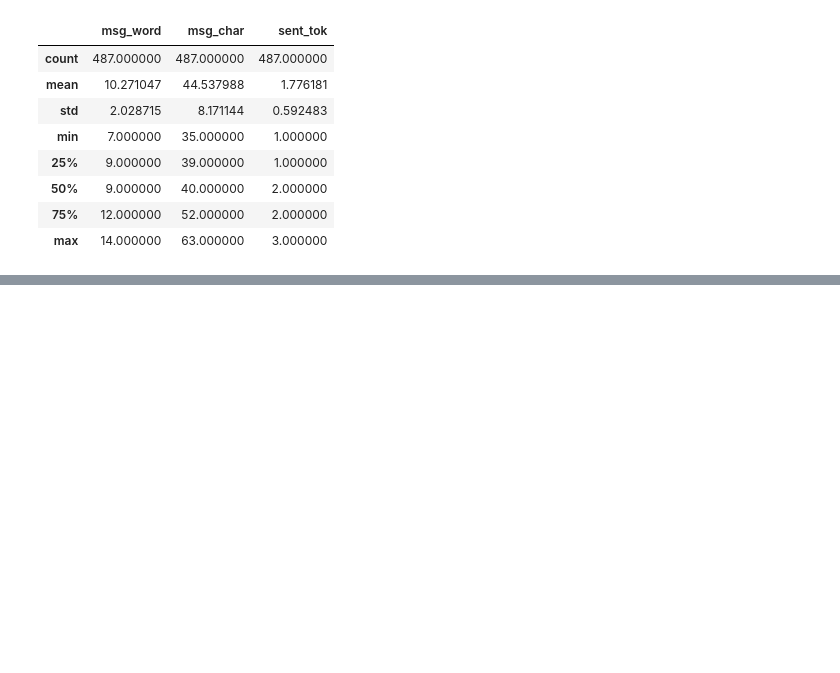
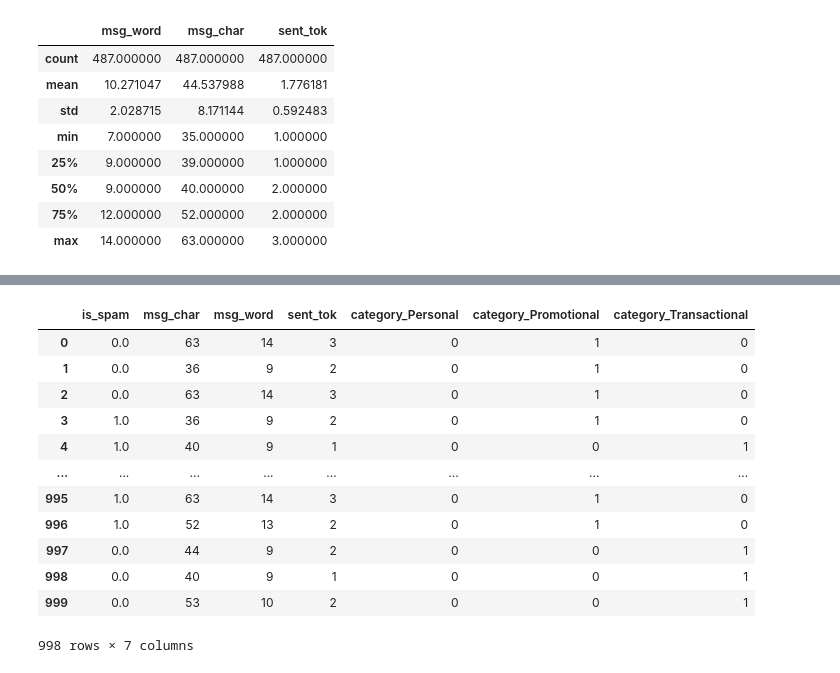
Before and after one commit to abhisheksahoo15/Insights-Sales, a Jupyter notebook: final_spam_detection.ipynb, the cells around one changed output, grey strips where cells are left out. Saved outputs shown, nothing was run; the diff lists cells and outputs as text; code cells hidden in the pictures; blank space fills up the shorter version.

```diff
--- a/final_spam_detection.ipynb
+++ b/final_spam_detection.ipynb
@@ -246,0 +306,16 @@ df[df['is_spam'] == 1][['msg_word', 'msg_char', 'sent_tok']].describe()
+# %%
+numdf
+# %% [output]
+|  | is_spam | msg_char | msg_word | sent_tok | category_Personal | category_Promotional | category_Transactional |
+| 0 | 0.0 | 63 | 14 | 3 | 0 | 1 | 0 |
+| 1 | 0.0 | 36 | 9 | 2 | 0 | 1 | 0 |
+| 2 | 0.0 | 63 | 14 | 3 | 0 | 1 | 0 |
+| 3 | 1.0 | 36 | 9 | 2 | 0 | 1 | 0 |
+| 4 | 1.0 | 40 | 9 | 1 | 0 | 0 | 1 |
+| ... | ... | ... | ... | ... | ... | ... | ... |
+| 995 | 1.0 | 63 | 14 | 3 | 0 | 1 | 0 |
+| 996 | 1.0 | 52 | 13 | 2 | 0 | 1 | 0 |
+| 997 | 0.0 | 44 | 9 | 2 | 0 | 0 | 1 |
+| 998 | 0.0 | 40 | 9 | 1 | 0 | 0 | 1 |
+| 999 | 0.0 | 53 | 10 | 2 | 0 | 0 | 1 |
+998 rows × 7 columns
```
Also changed, not shown: parts of 17 cells of this notebook, 5 other files.
